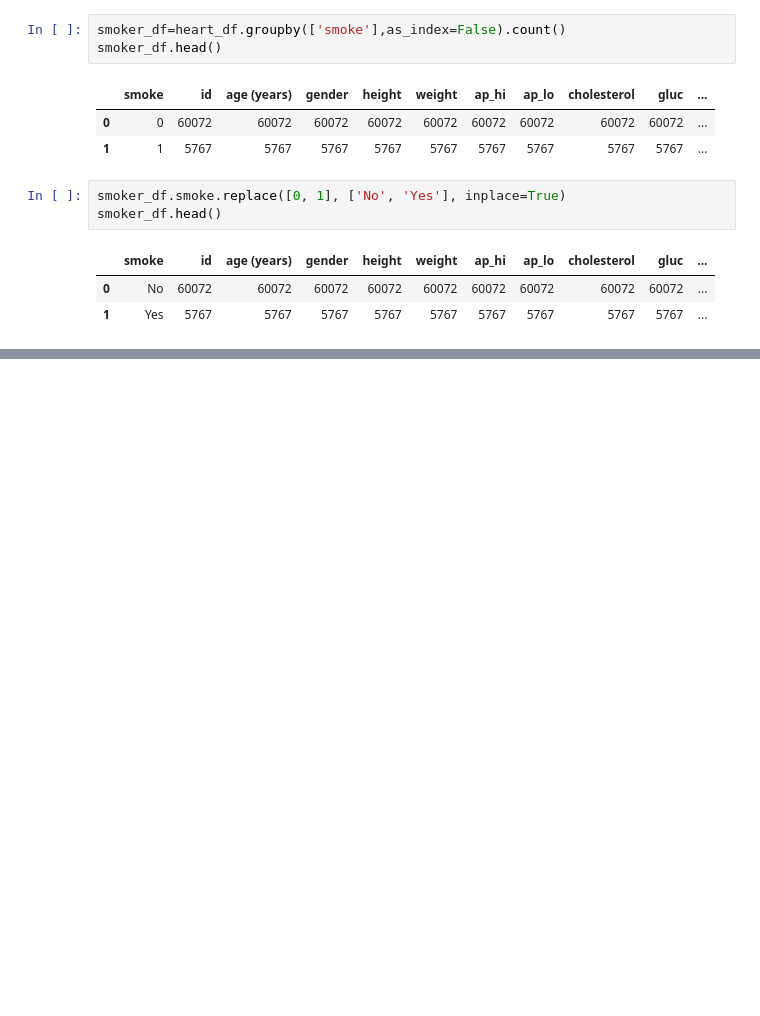
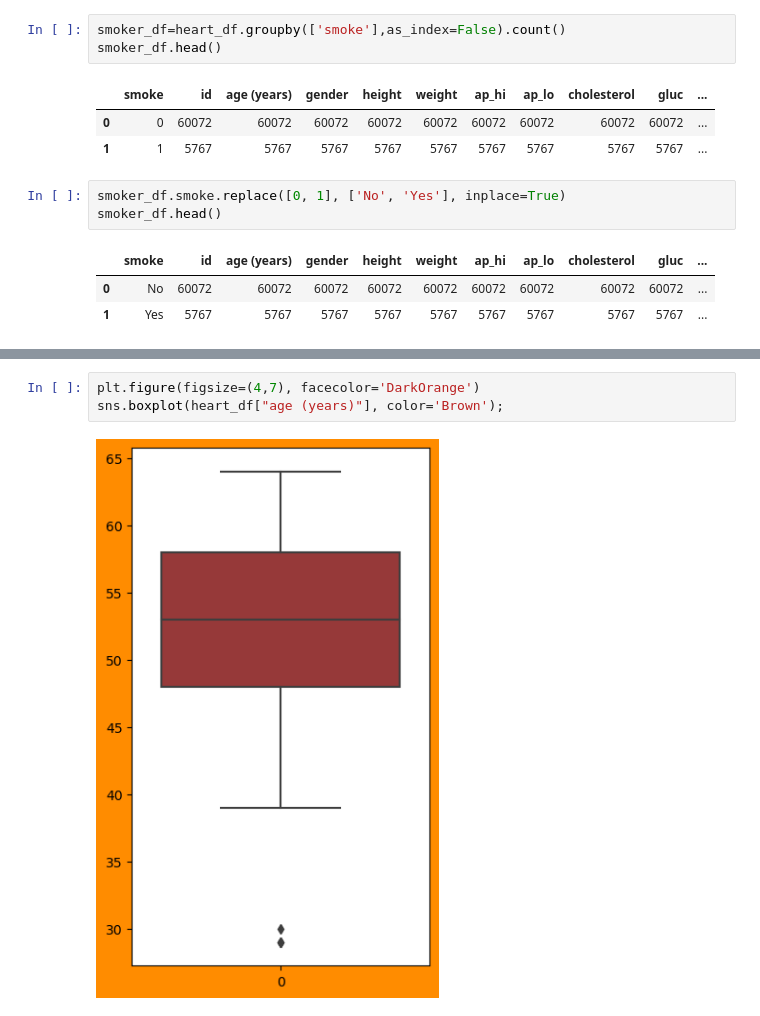
Before and after one commit to JGILINGER7/heart_disease_risk, a Jupyter notebook: Jacob/visualizations.ipynb, the cells around one changed output, grey strips where cells are left out. Saved outputs shown, nothing was run; the diff lists cells and outputs as text; blank space fills up the shorter version.

```diff
--- a/Jacob/visualizations.ipynb
+++ b/Jacob/visualizations.ipynb
@@ -134,0 +136,5 @@ plt.show()
+# %%
+plt.figure(figsize=(4,7), facecolor='DarkOrange')
+sns.boxplot(heart_df["age (years)"], color='Brown');
+# %% [output]
+[figure, added]
```
Also changed, not shown: parts of 5 cells of this notebook.
